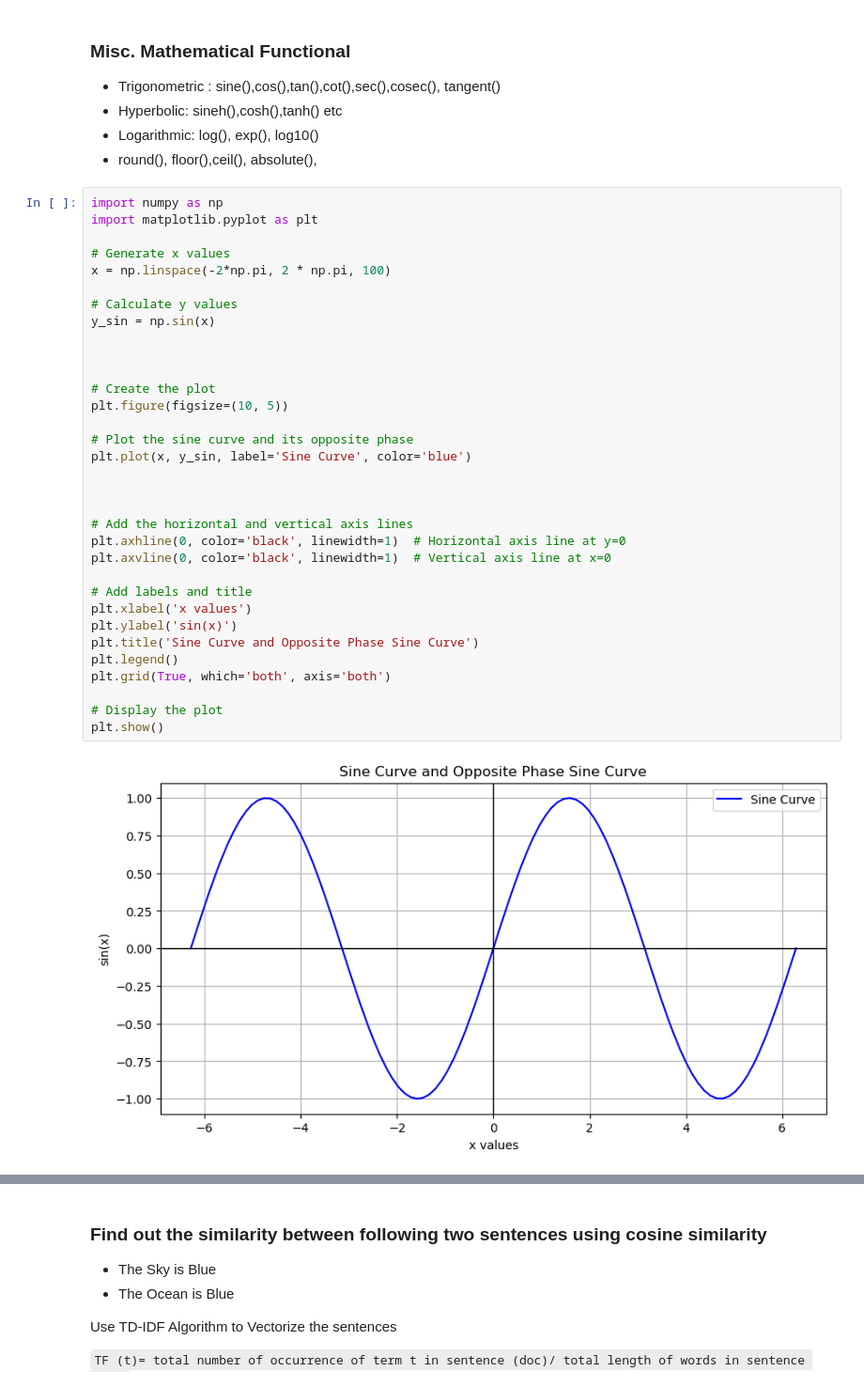
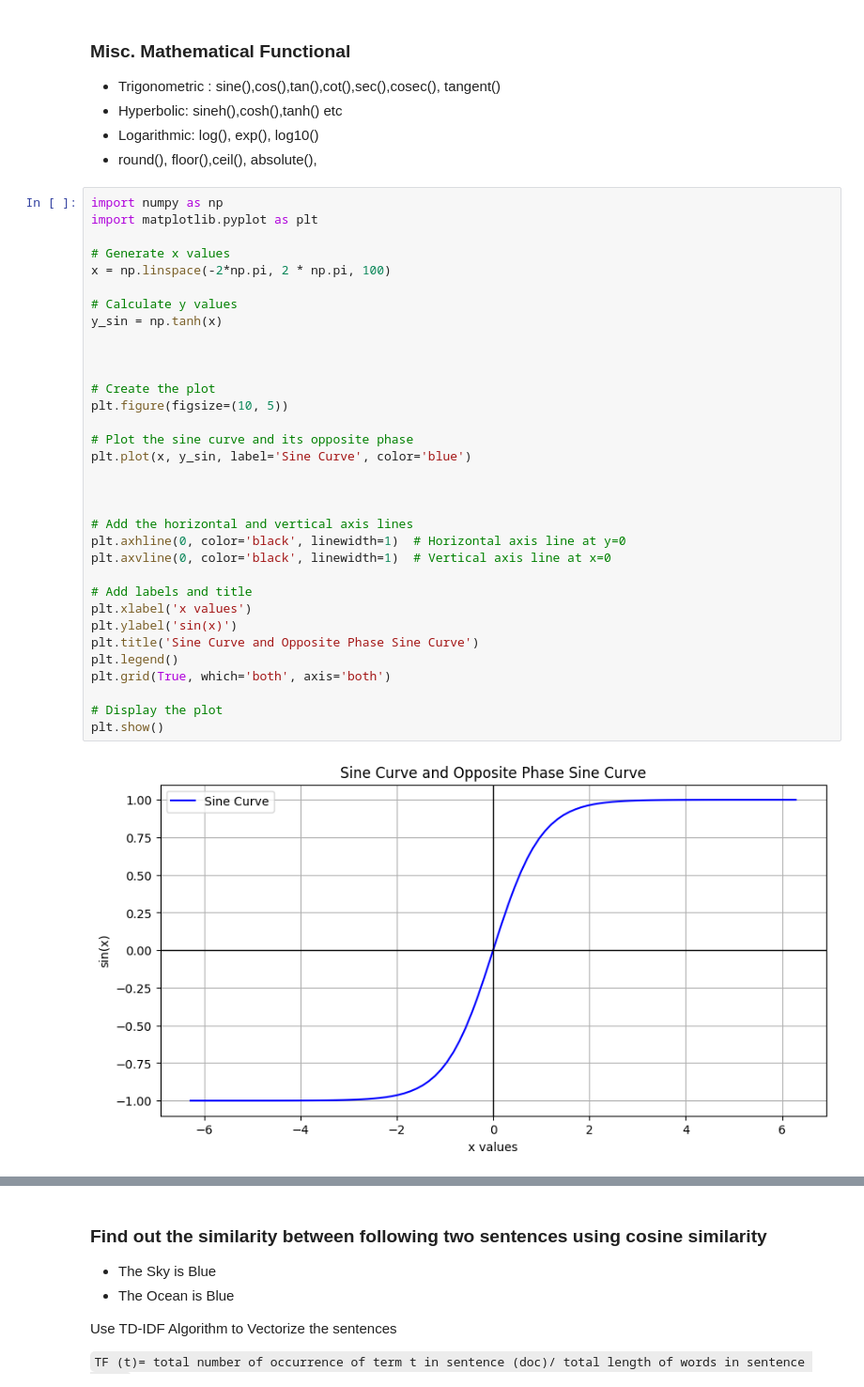
Before and after one commit to tekraj/python-programming, a Jupyter notebook: Week 4 - Introduction to Numpy.ipynb, the cells around one changed output, grey strips where cells are left out. Shown at 94% size. Cells and saved outputs as stored; diff of their text form.

```diff
--- a/Week 4 - Introduction to Numpy.ipynb
+++ b/Week 4 - Introduction to Numpy.ipynb
@@ -564,35 +569,35 @@ import matplotlib.pyplot as plt
 
 # Generate x values
 x = np.linspace(-2*np.pi, 2 * np.pi, 100)
 
 # Calculate y values
-y_sin = np.sin(x)
+y_sin = np.tanh(x)
 
 
 
 # Create the plot
 plt.figure(figsize=(10, 5))
 
 # Plot the sine curve and its opposite phase
 plt.plot(x, y_sin, label='Sine Curve', color='blue')
 
 
 
 # Add the horizontal and vertical axis lines
 plt.axhline(0, color='black', linewidth=1)  # Horizontal axis line at y=0
 plt.axvline(0, color='black', linewidth=1)  # Vertical axis line at x=0
 
 # Add labels and title
 plt.xlabel('x values')
 plt.ylabel('sin(x)')
 plt.title('Sine Curve and Opposite Phase Sine Curve')
 plt.legend()
 plt.grid(True, which='both', axis='both')
 
 # Display the plot
 plt.show()
 # %% [output]
-[figure, old version]
+[figure, new version]
 # %%
 sentence1 = 'The SKy is blue'.lower()
 sentence2 = 'The Ocean is blue'.lower()
```
Also changed, not shown: parts of 3 cells of this notebook, 1 other file.
